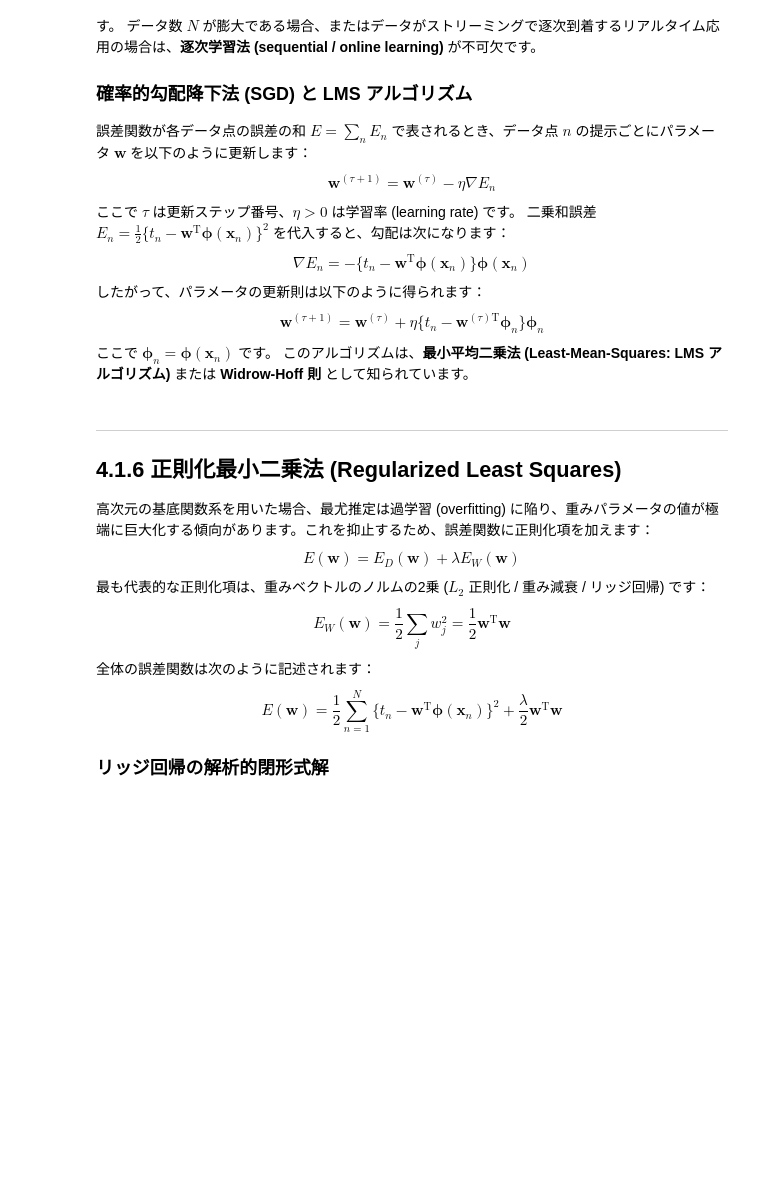
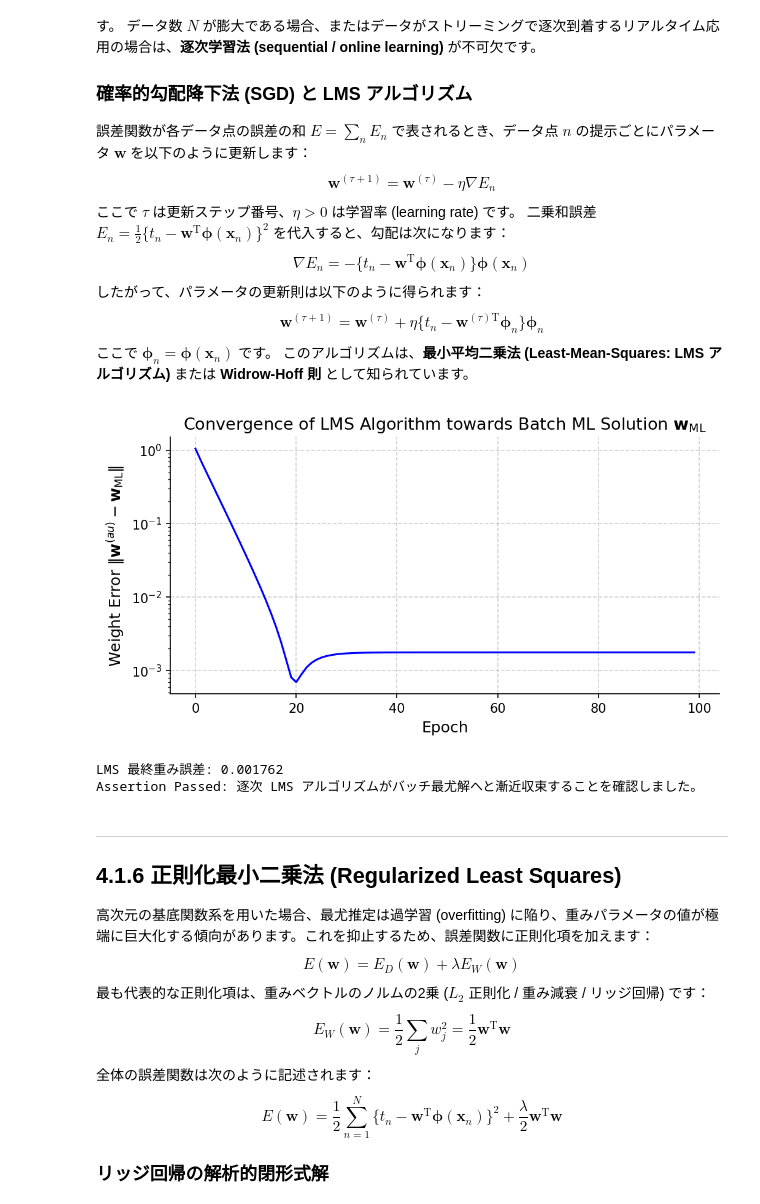
Before and after one commit to miyayudai/study-deep-learning, a Jupyter notebook: 4/4.1_Linear_Regression.ipynb, the cells around one changed output. Drawn from its saved outputs; the diff is of its cells as text; code cells hidden in the pictures; blank space fills up the shorter version.

Commit message:
chore(ch4): save fully executed outputs for 4.1_Linear_Regression.ipynb

```diff
--- a/4/4.1_Linear_Regression.ipynb
+++ b/4/4.1_Linear_Regression.ipynb
@@ -344,35 +368,44 @@ $$
 # %%
 # LMS アルゴリズムのシミュレーションとバッチ最尤解への収束検証
 np.random.seed(42)
-lms_model = SequentialLinearRegression(n_features=Phi.shape[1], learning_rate=0.08)
+N_lms = 50
+X_lms = np.random.uniform(-1, 1, N_lms)
+true_w_lms = np.array([0.5, -1.5])
+t_lms = true_w_lms[0] + true_w_lms[1] * X_lms + np.random.normal(0, 0.05, N_lms)
 
-# 複数エポックにわたってデータ点をストリーミング
-n_epochs = 120
+poly_lms = PolynomialBasis(degree=1)
+Phi_lms = poly_lms(X_lms)
+batch_model = LinearRegression(basis_func=poly_lms).fit(X_lms, t_lms)
+
+lms_model = SequentialLinearRegression(n_features=2, learning_rate=0.02)
+
+n_epochs = 100
 weight_errors = []
 
 for epoch in range(n_epochs):
-    indices = np.random.permutation(N_data)
-    for idx in indices:
-        phi_n = Phi[idx]
-        t_n = t_train[idx]
-        lms_model.update(phi_n, t_n)
-    weight_errors.append(np.linalg.norm(lms_model.w - model.w))
+    for idx in range(N_lms):
+        lms_model.update(Phi_lms[idx], t_lms[idx])
+    weight_errors.append(np.linalg.norm(lms_model.w - batch_model.w))
 
 # 収束プロット
 plt.figure(figsize=(7, 3.8), dpi=150)
 plt.plot(weight_errors, 'b-', linewidth=1.5)
 plt.yscale('log')
 plt.title("Convergence of LMS Algorithm towards Batch ML Solution $\mathbf{w}_{\mathrm{ML}}$")
 plt.xlabel("Epoch")
 plt.ylabel("Weight Error $\|\mathbf{w}^{(\tau)} - \mathbf{w}_{\mathrm{ML}}\|$")
 plt.grid(True, linestyle='--', alpha=0.6)
 plt.tight_layout()
 plt.show()
 
 # 収束の確認
-print(f"LMS 最終重み誤差: {weight_errors[-1]:.4f}")
-assert weight_errors[-1] < 0.15
+print(f"LMS 最終重み誤差: {weight_errors[-1]:.6f}")
+assert weight_errors[-1] < 0.01
 print("Assertion Passed: 逐次 LMS アルゴリズムがバッチ最尤解へと漸近収束することを確認しました。")
+# %% [output]
+[figure, added]
+LMS 最終重み誤差: 0.001762
+Assertion Passed: 逐次 LMS アルゴリズムがバッチ最尤解へと漸近収束することを確認しました。
 # %% [markdown]
 ---
 ## 4.1.6 正則化最小二乗法 (Regularized Least Squares)
```
Also changed, not shown: parts of 9 cells of this notebook, 9 other files.
